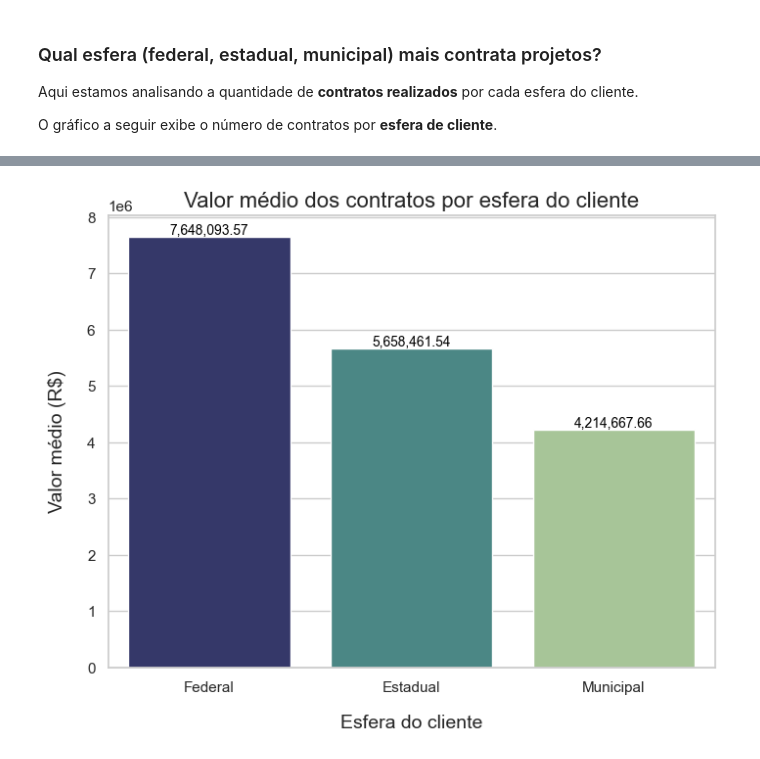
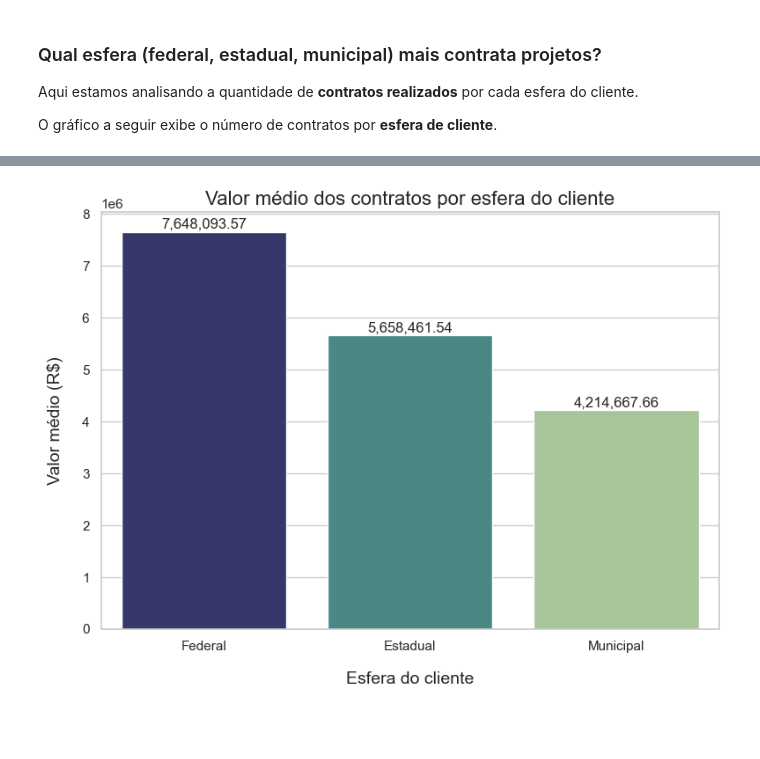
Before and after one commit to pdromls/Analise_BNDES, a Jupyter notebook: notebooks/insights1.ipynb, the cells around one changed output, grey strips where cells are left out. Saved outputs shown, nothing was run; the diff lists cells and outputs as text; code cells hidden in the pictures; blank space fills up the shorter version.

```diff
--- a/notebooks/insights1.ipynb
+++ b/notebooks/insights1.ipynb
@@ -41,15 +43,19 @@ O gráfico a seguir exibe o número de contratos por **esfera de cliente**.
 plt.figure(figsize=(8,5))
 grafico = sns.barplot(x = contratos_por_esfera.index, y = contratos_por_esfera.values, palette = 'viridis_r', hue = contratos_por_esfera, legend = False)
 
-for p in grafico.patches:
-    grafico.annotate(f'{p.get_height():,.0f}',
-                     (p.get_x() + p.get_width() / 2., p.get_height()),
-                     ha = 'center', va = 'center',
-                     fontsize = 10, color = 'black',
-                     xytext=(0, 5), textcoords = 'offset points')
+for container in grafico.containers:
+    grafico.bar_label(container, fmt='%.0f', padding=0.8)
+
+# for p in grafico.patches:
+#     grafico.annotate(f'{p.get_height():,.0f}',
+#                      (p.get_x() + p.get_width() / 2., p.get_height()),
+#                      ha = 'center', va = 'center',
+#                      fontsize = 10, color = 'black',
+#                      xytext=(0, 5), textcoords = 'offset points')
 
 plt.title('Número de contratos por esfera do cliente', fontsize = 16)
 plt.xlabel('Esfera do cliente', labelpad = 15, fontsize = 14)
 plt.ylabel('Quantidade de contratos', labelpad = 15, fontsize = 14)
+plt.tight_layout()
 plt.show()
 # %% [output]
@@ -67,17 +73,21 @@ O gráfico a seguir exibe o o valor médio dos contratos por **esfera de cliente
 # %%
 plt.figure(figsize=(8,6))
 grafico = sns.barplot(x = valor_medio_por_esfera.index, y = valor_medio_por_esfera.values, hue = valor_medio_por_esfera, palette = 'crest', legend = False)
 
-for p in grafico.patches:
-    grafico.annotate(f'{p.get_height():,.2f}',
-                     (p.get_x() + p.get_width() / 2., p.get_height()),
-                     ha = 'center', va = 'center',
-                     fontsize = 10, color = 'black',
-                     xytext=(0, 5), textcoords = 'offset points')
+for container in grafico.containers:
+    grafico.bar_label(container, fmt='{:,.2f}', padding=0.8)
+
+# for p in grafico.patches:
+#     grafico.annotate(f'{p.get_height():,.2f}',
+#                      (p.get_x() + p.get_width() / 2., p.get_height()),
+#                      ha = 'center', va = 'center',
+#                      fontsize = 10, color = 'black',
+#                      xytext=(0, 5), textcoords = 'offset points')
 
 plt.title('Valor médio dos contratos por esfera do cliente', fontsize=16)
 plt.xlabel('Esfera do cliente', labelpad = 15, fontsize = 14)
 plt.ylabel('Valor médio (R$)', labelpad = 15, fontsize = 14)
+plt.tight_layout()
 plt.show()
 # %% [output]
-[figure, old version]
+[figure, new version]
```
Also changed, not shown: parts of 6 cells of this notebook, 1 other file.
